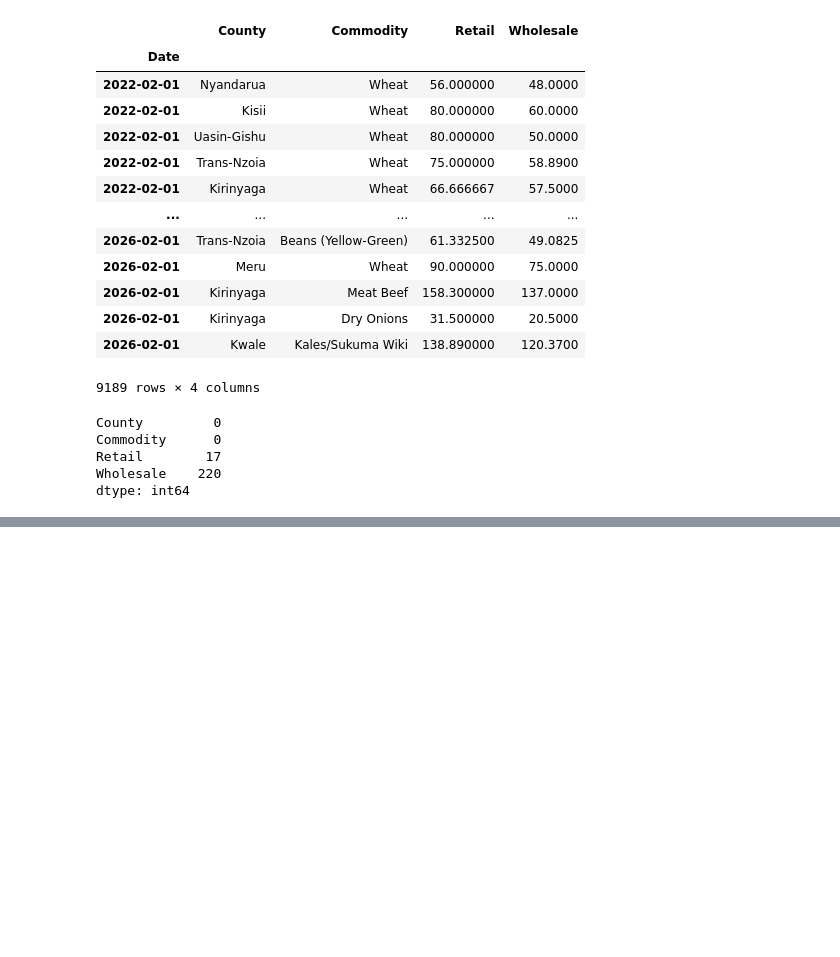
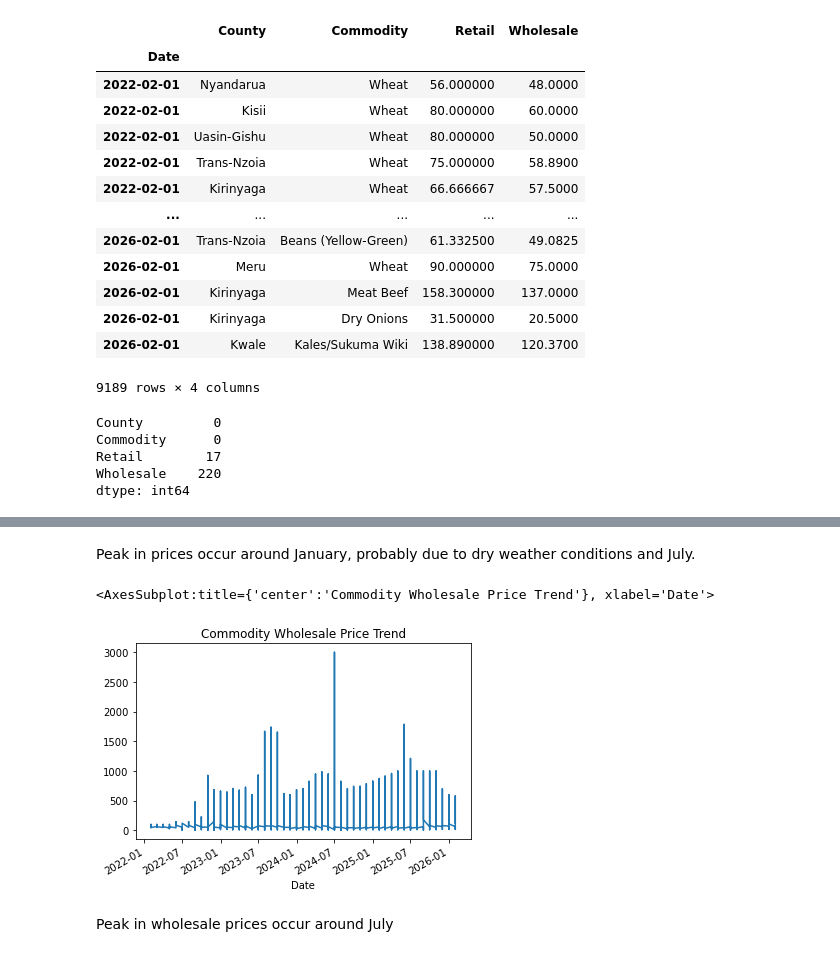
Before and after one commit to Victor-Mufasa/Agricultural-Commodity-Price-Forecasting, a Jupyter notebook: notebook/charity.ipynb, the cells around one changed output, grey strips where cells are left out. Drawn from its saved outputs; the diff is of its cells as text; code cells hidden in the pictures; blank space fills up the shorter version.

```diff
--- a/notebook/charity.ipynb
+++ b/notebook/charity.ipynb
@@ -237,0 +245,9 @@ plt.show()
+# %% [markdown]
+Peak in prices occur around January, probably due to dry weather conditions and July.
+# %%
+df_complete['Wholesale'].plot(title='Commodity Wholesale Price Trend')
+# %% [output]
+<AxesSubplot:title={'center':'Commodity Wholesale Price Trend'}, xlabel='Date'>
+[figure, added]
+# %% [markdown]
+Peak in wholesale prices occur around July
```
Also changed, not shown: parts of 6 cells of this notebook.
